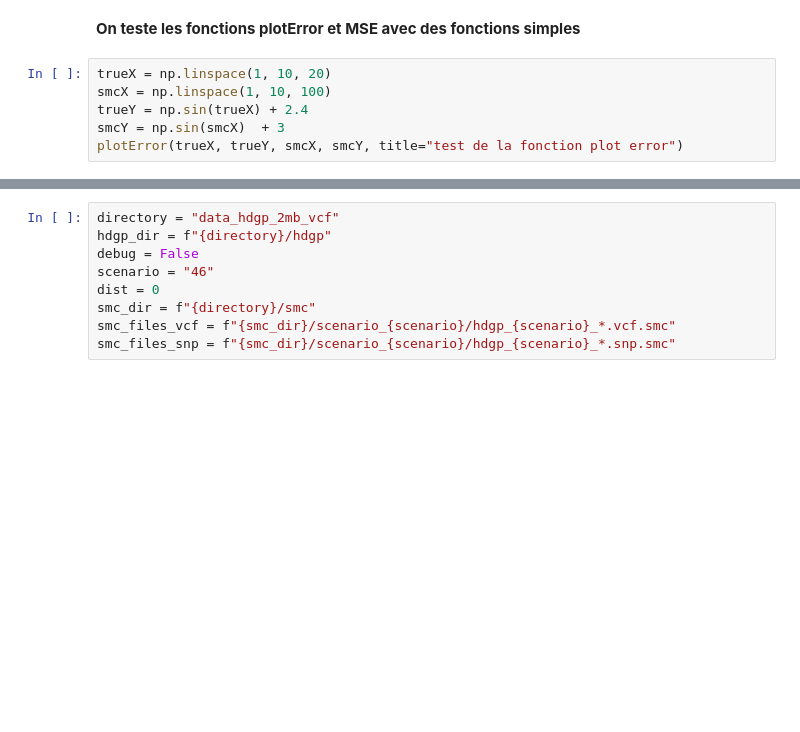
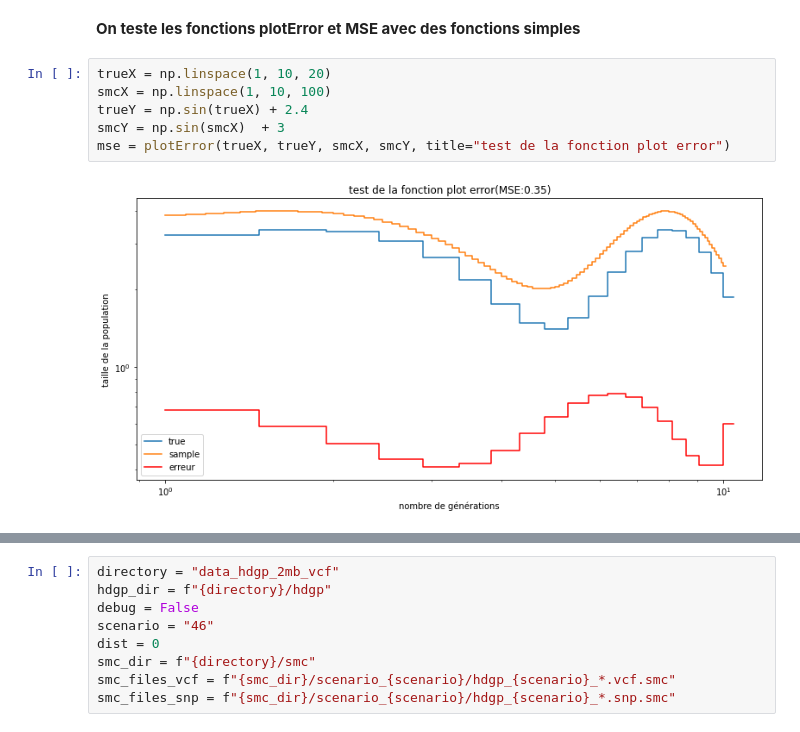
Before and after one commit to jayflora/SMCpp_HDGP, a Jupyter notebook: smc.ipynb, the cells around one changed output, grey strips where cells are left out. Drawn from its saved outputs; the diff is of its cells as text; blank space fills up the shorter version.

```diff
--- a/smc.ipynb
+++ b/smc.ipynb
@@ -634,6 +646,8 @@ def MSE(trueX, trueY, smcX, smcY):
 # %%
 trueX = np.linspace(1, 10, 20)
 smcX = np.linspace(1, 10, 100)
 trueY = np.sin(trueX) + 2.4
 smcY = np.sin(smcX)  + 3
-plotError(trueX, trueY, smcX, smcY, title="test de la fonction plot error")
+mse = plotError(trueX, trueY, smcX, smcY, title="test de la fonction plot error")
+# %% [output]
+[figure, added]
```
Also changed, not shown: parts of 31 cells of this notebook.
